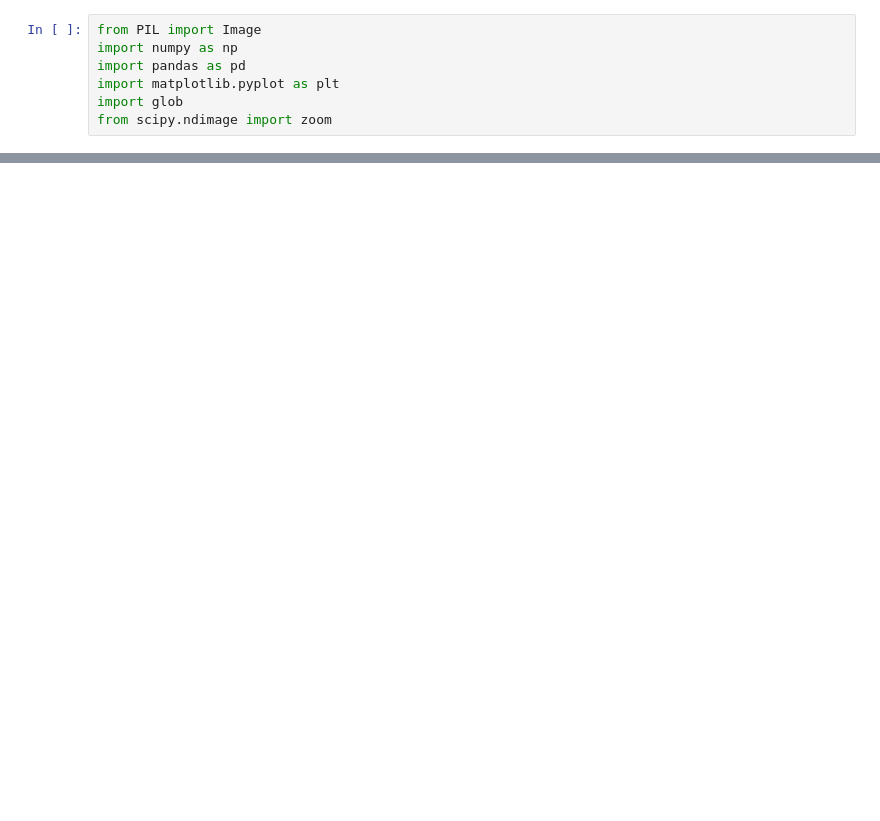
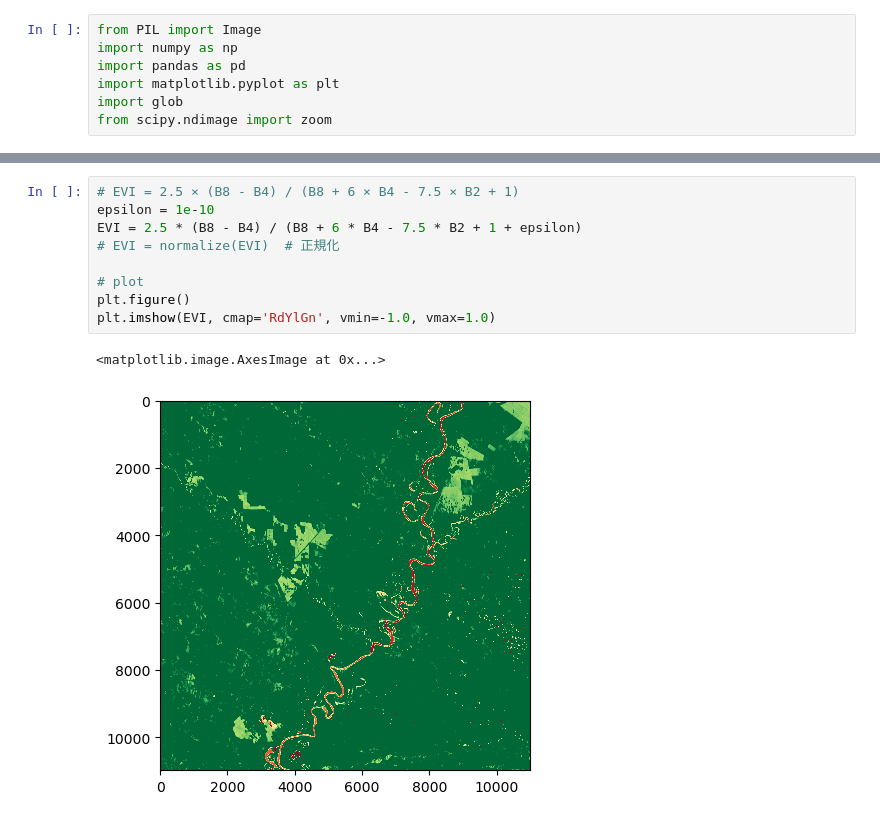
Before and after one commit to tobuhei/Trial-SITS, a Jupyter notebook: src/index_analysis.ipynb, the cells around one changed output, grey strips where cells are left out. Saved outputs shown, nothing was run; the diff lists cells and outputs as text; blank space fills up the shorter version.

```diff
--- a/src/index_analysis.ipynb
+++ b/src/index_analysis.ipynb
@@ -102,0 +118,12 @@ plt.title("Narrow NDVI - NDVI")
+# %%
+# EVI = 2.5 × (B8 - B4) / (B8 + 6 × B4 - 7.5 × B2 + 1)
+epsilon = 1e-10
+EVI = 2.5 * (B8 - B4) / (B8 + 6 * B4 - 7.5 * B2 + 1 + epsilon)
+# EVI = normalize(EVI)  # 正規化
+
+# plot
+plt.figure()
+plt.imshow(EVI, cmap='RdYlGn', vmin=-1.0, vmax=1.0)
+# %% [output]
+<matplotlib.image.AxesImage at 0x...>
+[figure, added]
```
Also changed, not shown: parts of 15 cells of this notebook.
